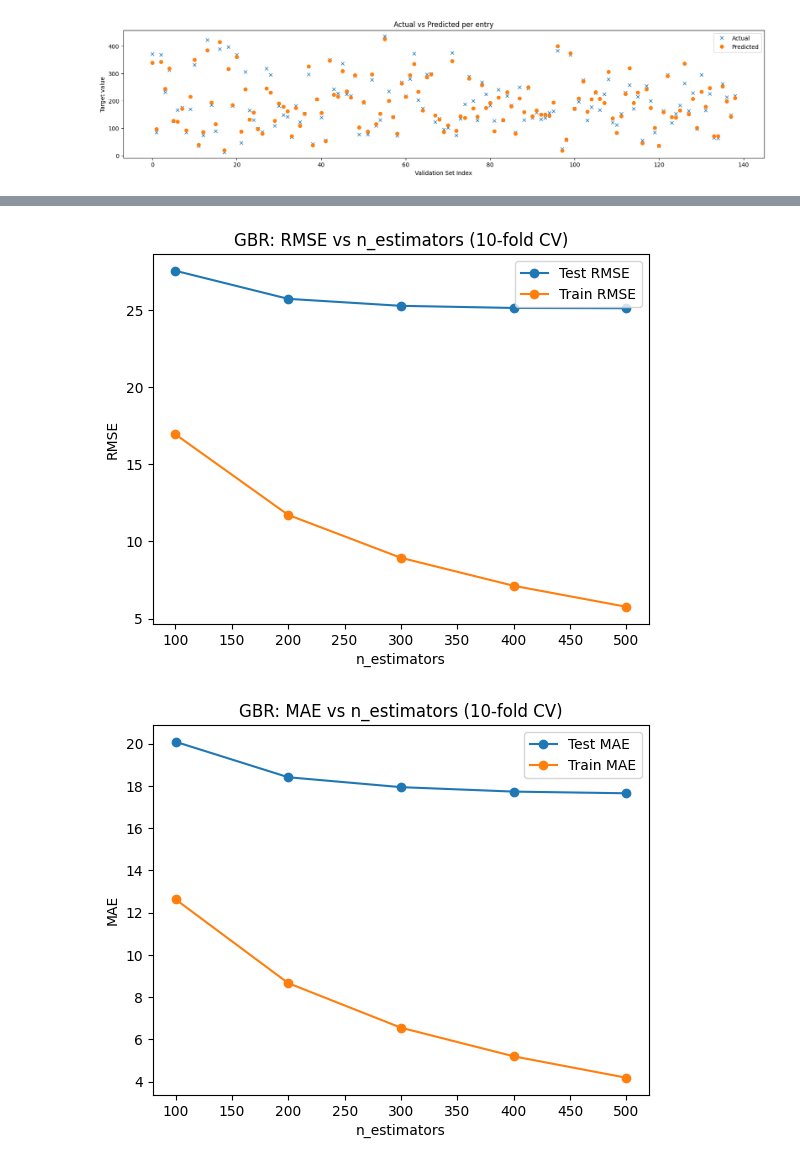
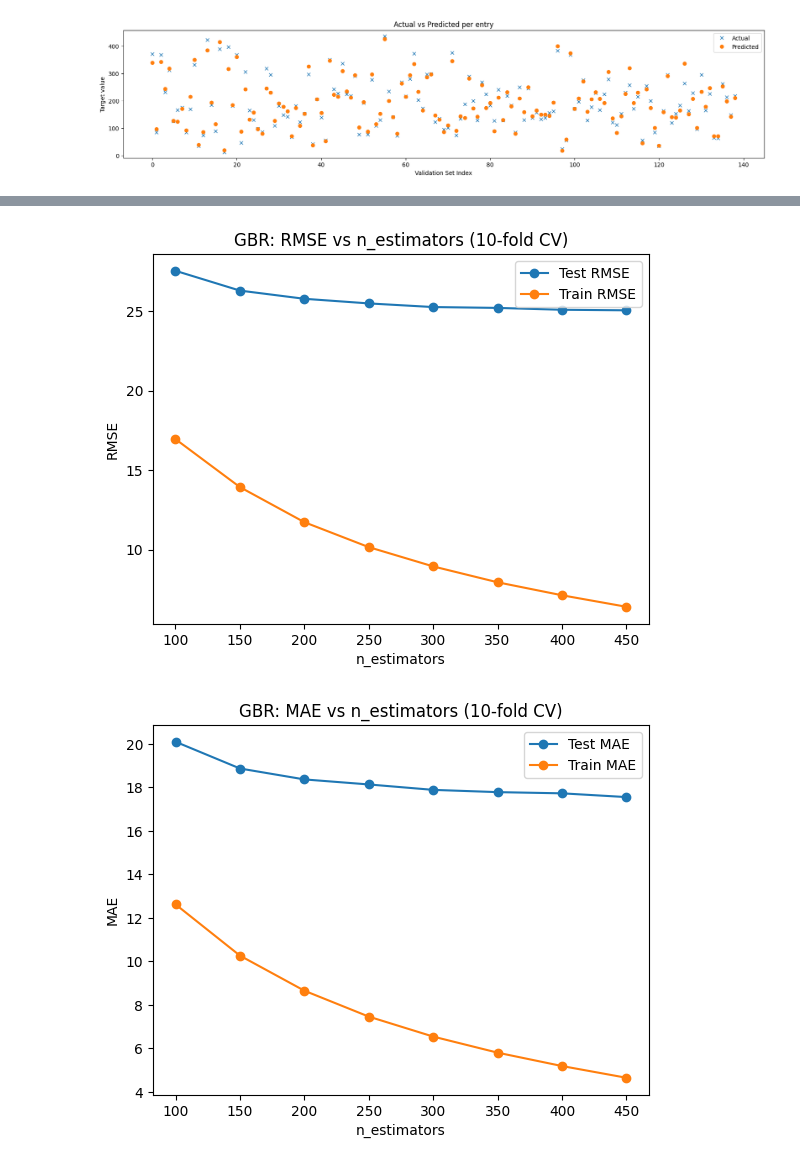
Before and after one commit to DarraghD1/Machine-Learning-A2, a Jupyter notebook: gbr.ipynb, the cells around one changed output, grey strips where cells are left out. Cells and saved outputs as stored; diff of their text form; code cells hidden in the pictures.

```diff
--- a/gbr.ipynb
+++ b/gbr.ipynb
@@ -255,7 +255,7 @@ plt.show()
 # %%
 # repeat graphing for n_estimators
 n_estimators  = "improved_gbr__n_estimators"
-param_range_estimators = [100, 200, 300, 400, 500]
+param_range_estimators = range(100, 500, 50)
 
 
 train_mse, test_mse = validation_curve(
@@ -291,32 +291,32 @@ train_mae = -train_mae_g
 test_mae  = -test_mae_g
 
 plt.figure()
 plt.plot(param_range_estimators, test_mae.mean(axis=1), marker="o", label="Test MAE")
 plt.plot(param_range_estimators, train_mae.mean(axis=1), marker="o", label="Train MAE")
 plt.xlabel("n_estimators");
 plt.ylabel("MAE")
 plt.title("GBR: MAE vs n_estimators (10-fold CV)")
 plt.legend();
 plt.show()
 
 
 train_r2, test_r2 = validation_curve(
     improved_gbr,
     X, y,
     param_name=n_estimators,
     param_range=param_range_estimators,
     scoring="r2",
     cv=ten_fold_cv
 )
 
 plt.figure()
 plt.plot(param_range_estimators, test_r2.mean(axis=1), marker="o", label="Test R^2")
 plt.plot(param_range_estimators, train_r2.mean(axis=1), marker="o", label="Train R^2")
 plt.xlabel("n_estimators");
 plt.ylabel("R^2")
 plt.title("GBR: R^2 vs n_estimators (10-fold CV)")
 plt.legend();
 plt.show()
 # %% [output]
-[figure, old version]
+[figure, new version]
-[figure, old version]
+[figure, new version]
```
Also changed, not shown: parts of 2 cells of this notebook, 1 other file.
